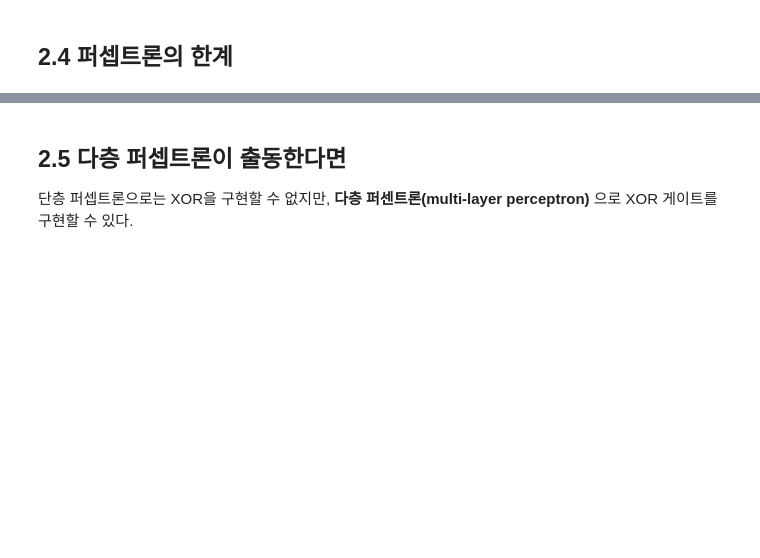
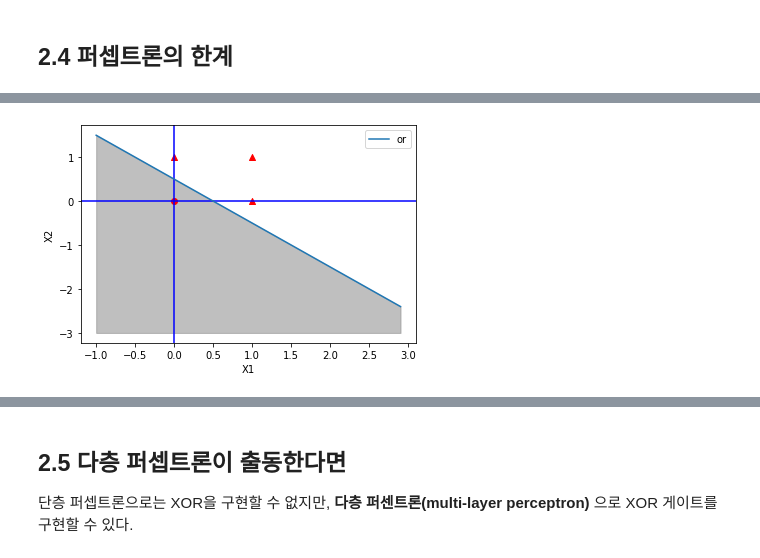
Before and after one commit to gjang7/DLFromScratch, a Jupyter notebook: Chap02-Perceptron/Chap02-Perceptron.ipynb, the cells around one changed output, grey strips where cells are left out. Drawn from its saved outputs; the diff is of its cells as text; code cells hidden in the pictures; blank space fills up the shorter version.

```diff
--- a/Chap02-Perceptron/Chap02-Perceptron.ipynb
+++ b/Chap02-Perceptron/Chap02-Perceptron.ipynb
@@ -201,0 +339,26 @@ XOR 게이트는 **베타적 논리합** 이라는 논리 회로다.
+# %%
+%matplotlib inline
+
+import numpy as np
+import matplotlib.pyplot as plt
+import matplotlib
+
+x1 = np.arange(-1, 3, 0.1)
+x2 = -x1 + 0.5
+
+plt.axvline(x=0, color = 'b')  # draw x =0 axes
+plt.axhline(y=0, color = 'b')   # draw y =0 axes
+
+# 그래프 그리기
+plt.plot(x1, x2, label="or")
+plt.xlabel("X1") # x축 이름
+plt.ylabel("X2") # y축 이름
+plt.legend()
+
+plt.fill_between(x1, x2, -3, color='grey', alpha=0.5)
+
+plt.scatter([0],[0],marker='o',color='r')
+plt.scatter([1,0,1],[0,1,1],marker='^',color='r')
+plt.show()
+# %% [output]
+[figure, added]
```
Also changed, not shown: parts of 23 cells of this notebook.
